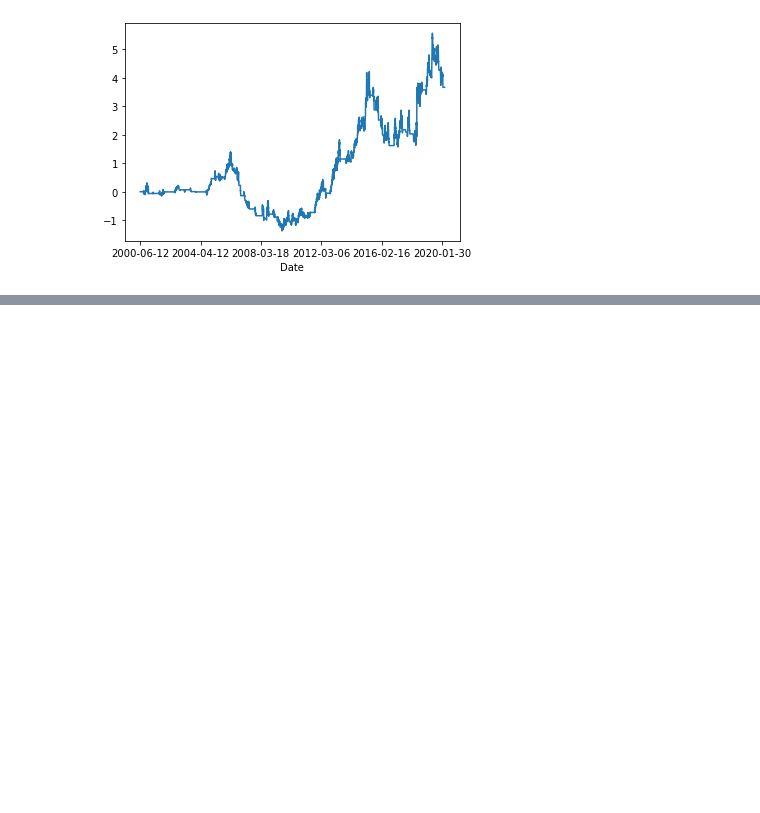
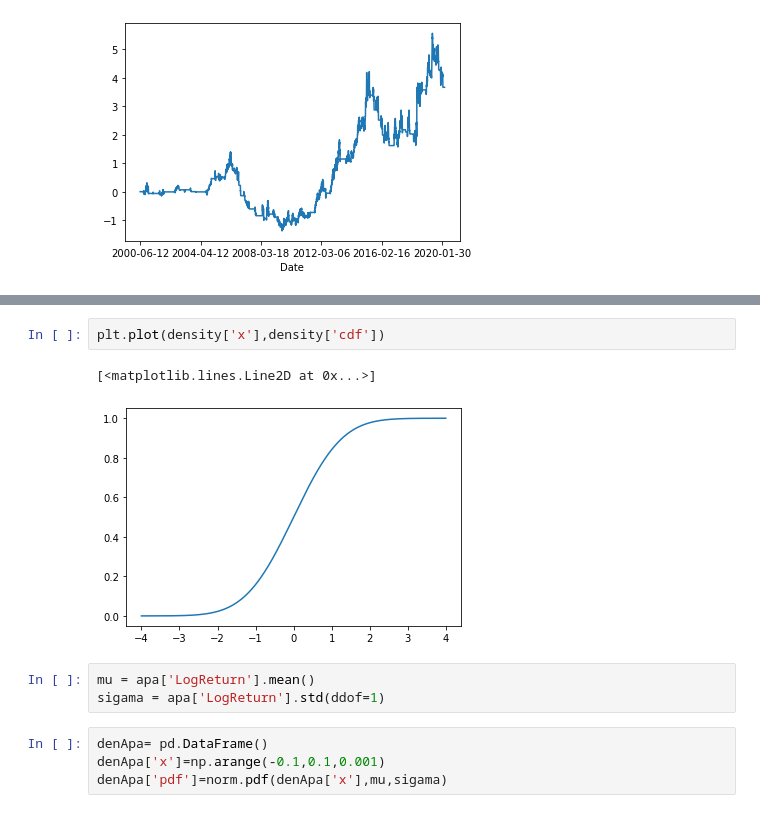
Before and after one commit to alicelo125/Coursera-Financial-analysis, a Jupyter notebook: APA analysis.ipynb, the cells around one changed output, grey strips where cells are left out. Drawn from its saved outputs; the diff is of its cells as text; blank space fills up the shorter version.

```diff
--- a/APA analysis.ipynb
+++ b/APA analysis.ipynb
@@ -175,0 +215,12 @@ apa['Wealth'].plot()
+# %%
+plt.plot(density['x'],density['cdf'])
+# %% [output]
+[<matplotlib.lines.Line2D at 0x...>]
+[figure, added]
+# %%
+mu = apa['LogReturn'].mean()
+sigama = apa['LogReturn'].std(ddof=1)
+# %%
+denApa= pd.DataFrame()
+denApa['x']=np.arange(-0.1,0.1,0.001)
+denApa['pdf']=norm.pdf(denApa['x'],mu,sigama)
```
Also changed, not shown: parts of 11 cells of this notebook.
